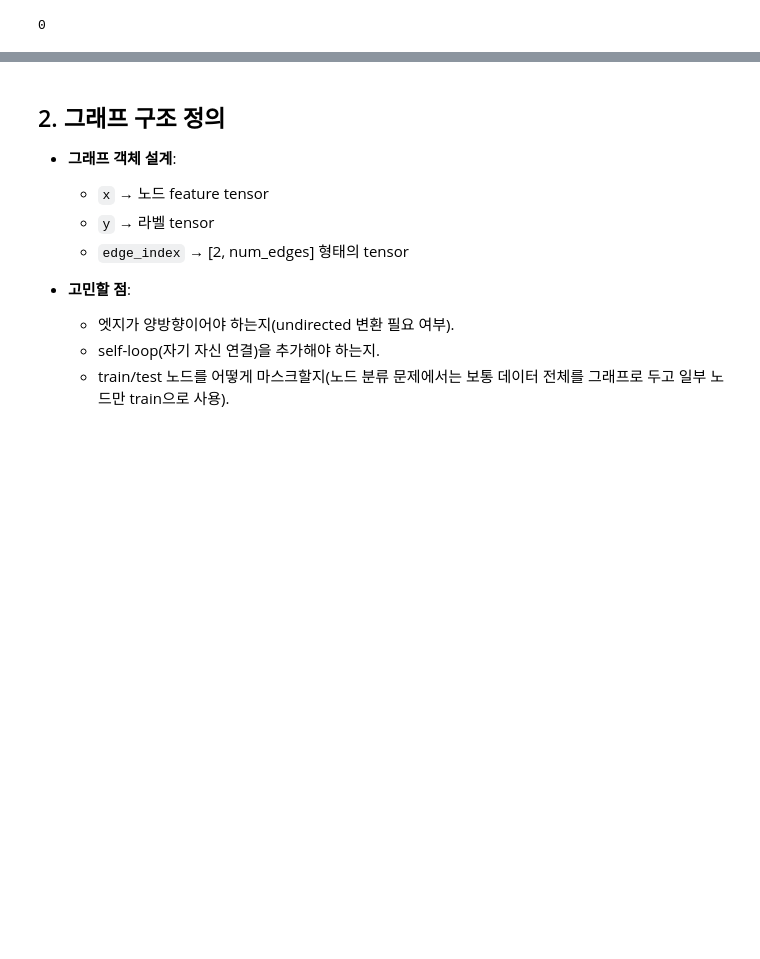
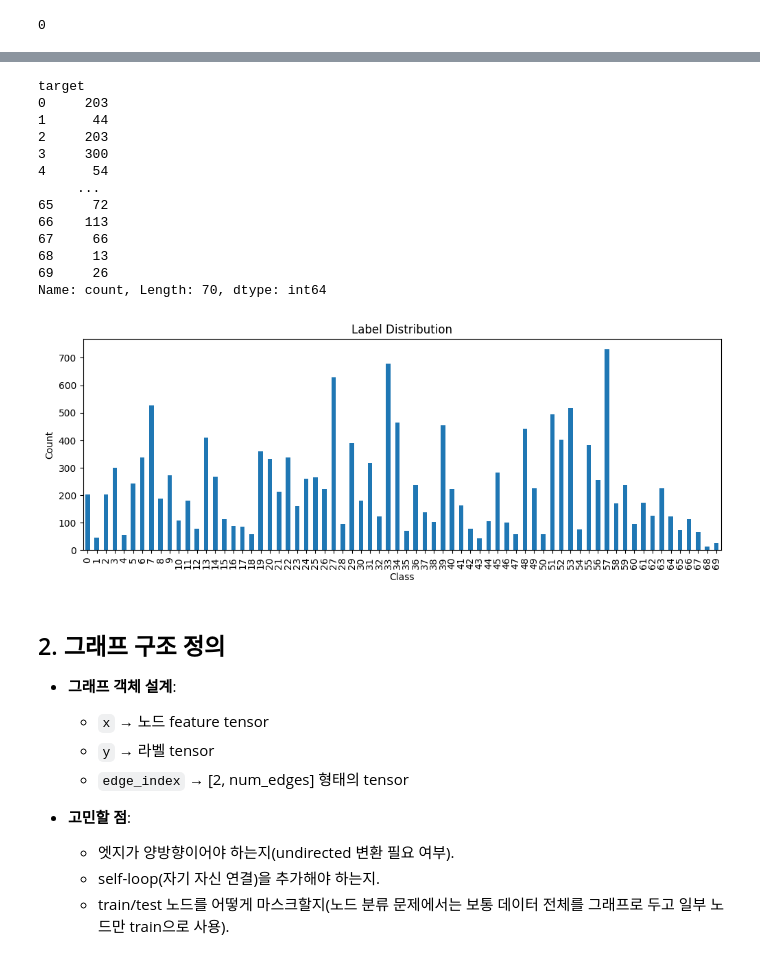
Before and after one commit to kim-bo-saeng/personal_project, a Jupyter notebook: GNN/GNN_test/GNN_nodeclassification.ipynb, the cells around one changed output, grey strips where cells are left out. Saved outputs shown, nothing was run; the diff lists cells and outputs as text; code cells hidden in the pictures; blank space fills up the shorter version.

```diff
--- a/GNN/GNN_test/GNN_nodeclassification.ipynb
+++ b/GNN/GNN_test/GNN_nodeclassification.ipynb
@@ -84,0 +133,29 @@ raw_edge_index_df.duplicated(subset=['from', 'to']).sum() # 중복된 간선 수
+# %%
+import matplotlib.pyplot as plt
+
+# 라벨 분포 확인
+label_counts = raw_train_df['target'].value_counts().sort_index()
+print(label_counts)
+
+# 시각화
+plt.figure(figsize=(12,4))
+label_counts.plot(kind='bar')
+plt.title("Label Distribution")
+plt.xlabel("Class")
+plt.ylabel("Count")
+plt.show()
+# %% [output]
+target
+0     203
+1      44
+2     203
+3     300
+4      54
+     ...
+65     72
+66    113
+67     66
+68     13
+69     26
+Name: count, Length: 70, dtype: int64
+[figure, added]
```
Also changed, not shown: parts of 6 cells of this notebook, 2 other files.
